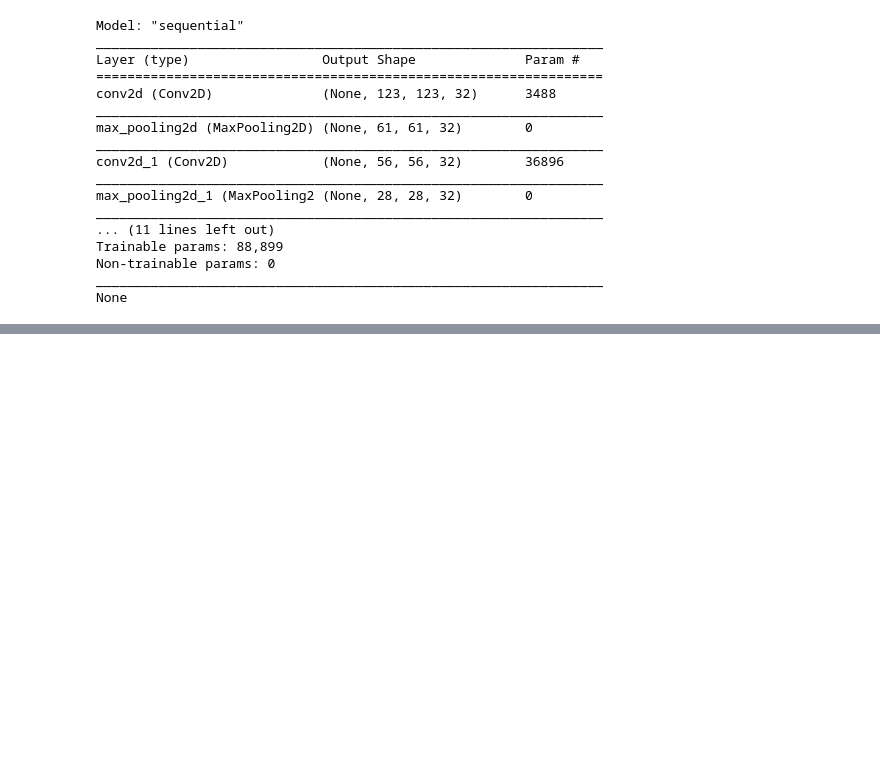
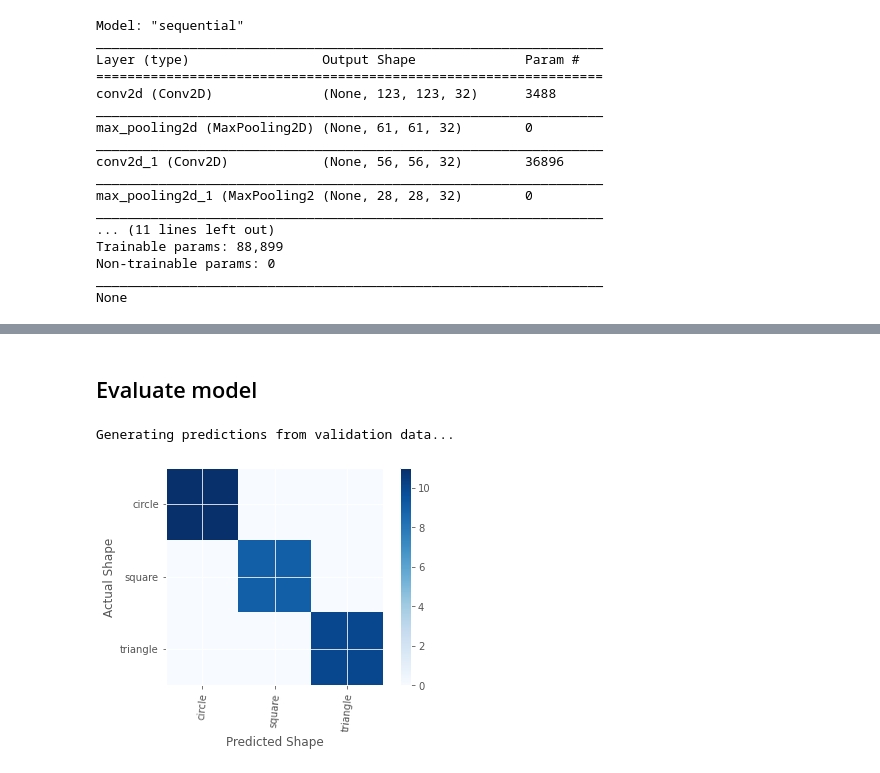
Before and after one commit to NishantBaheti/Azure-DataScience, a Jupyter notebook: ConvolutionalNeuralNetwork_Tensorflow.ipynb, the cells around one changed output, grey strips where cells are left out. Drawn from its saved outputs; the diff is of its cells as text; code cells hidden in the pictures; blank space fills up the shorter version.

```diff
--- a/ConvolutionalNeuralNetwork_Tensorflow.ipynb
+++ b/ConvolutionalNeuralNetwork_Tensorflow.ipynb
@@ -225,0 +215,33 @@ history.history
+# %% [markdown]
+## Evaluate model
+# %%
+from sklearn.metrics import confusion_matrix
+
+print("Generating predictions from validation data...")
+# Get the image and label arrays for the first batch of validation data
+x_test = testing_generator[0][0]
+y_test = testing_generator[0][1]
+
+# Use the model to predict the class
+class_probabilities = model.predict(x_test)
+
+# The model returns a probability value for each class
+# The one with the highest probability is the predicted class
+predictions = np.argmax(class_probabilities, axis=1)
+
+# The actual labels are hot encoded (e.g. [0 1 0], so get the one with the value 1
+true_labels = np.argmax(y_test, axis=1)
+
+# Plot the confusion matrix
+cm = confusion_matrix(true_labels, predictions)
+plt.imshow(cm, interpolation="nearest", cmap=plt.cm.Blues)
+plt.colorbar()
+tick_marks = np.arange(len(class_labels))
+plt.xticks(tick_marks, class_labels, rotation=85)
+plt.yticks(tick_marks, class_labels)
+plt.xlabel("Predicted Shape")
+plt.ylabel("Actual Shape")
+plt.show()
+# %% [output]
+Generating predictions from validation data...
+[figure, added]
```
Also changed, not shown: parts of 4 cells of this notebook.
